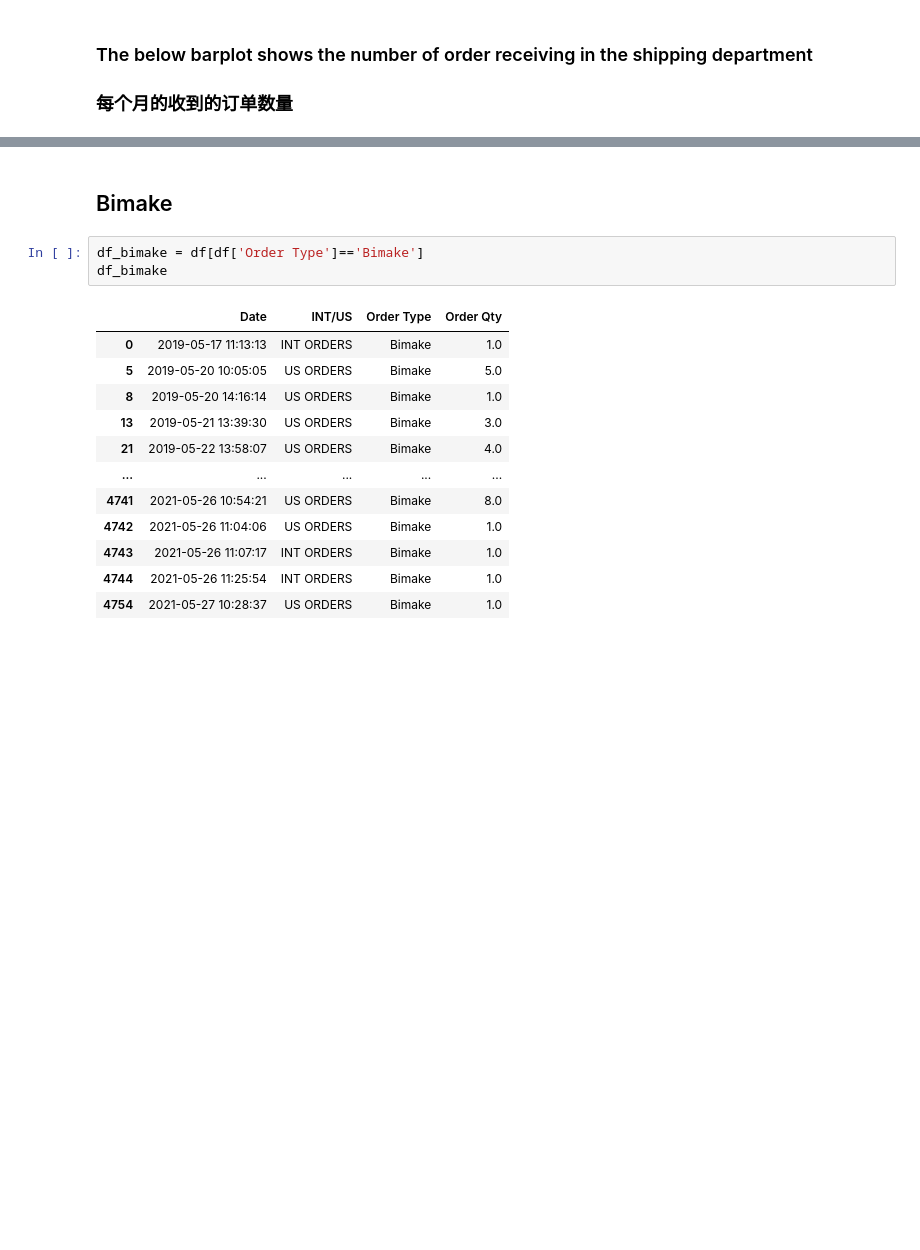
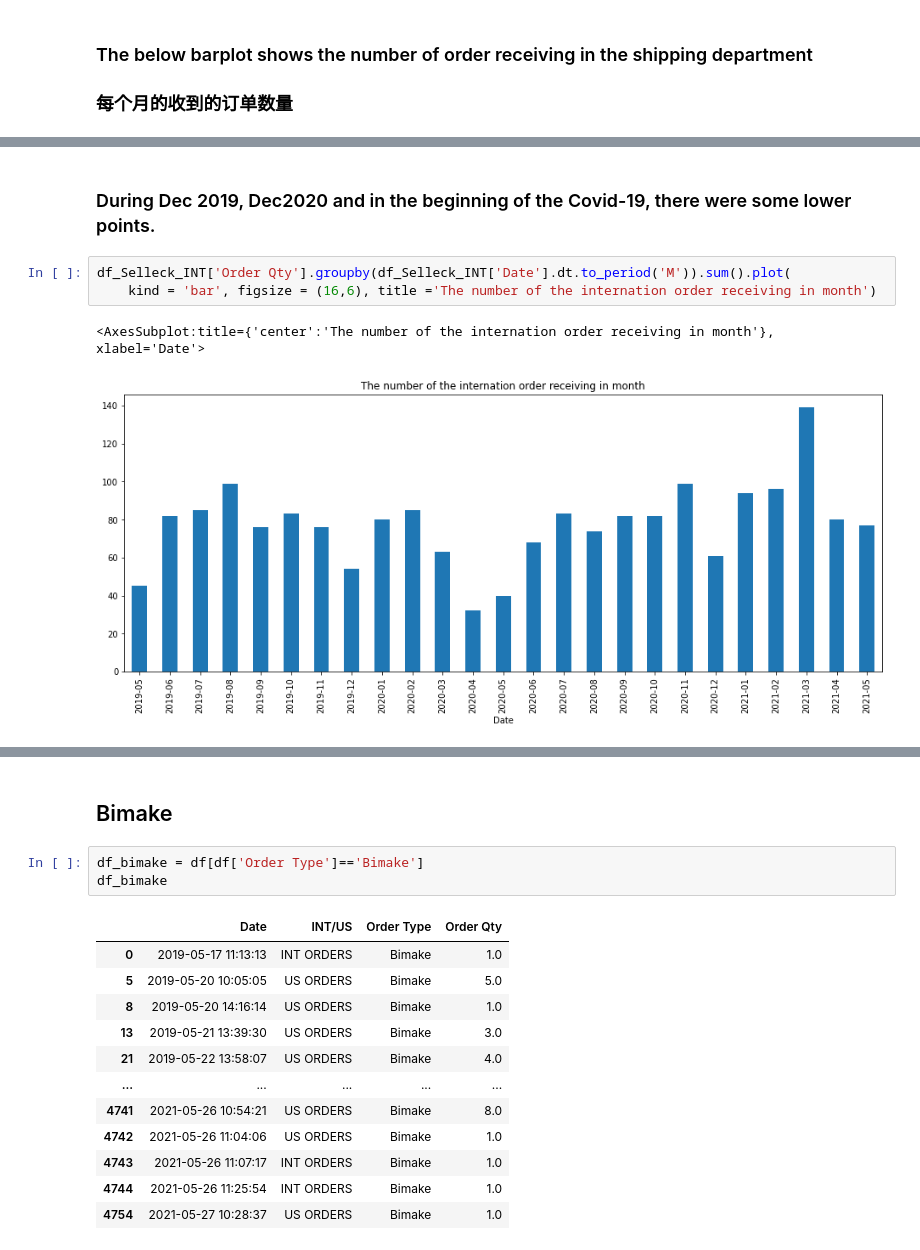
Before and after one commit to rhodapang/Python-for-data-analysis, a Jupyter notebook: Log Analysis for Shipping Department.ipynb, the cells around one changed output, grey strips where cells are left out. Drawn from its saved outputs; the diff is of its cells as text; blank space fills up the shorter version.

```diff
--- a/Log Analysis for Shipping Department.ipynb
+++ b/Log Analysis for Shipping Department.ipynb
@@ -116,0 +149,8 @@ df['Order Qty'].groupby(df['Date'].dt.to_period('M')).sum().plot(kind='bar',figs
+# %% [markdown]
+### During Dec 2019, Dec2020 and in the beginning of the Covid-19, there were some lower points.
+# %%
+df_Selleck_INT['Order Qty'].groupby(df_Selleck_INT['Date'].dt.to_period('M')).sum().plot(
+    kind = 'bar', figsize = (16,6), title ='The number of the internation order receiving in month')
+# %% [output]
+<AxesSubplot:title={'center':'The number of the internation order receiving in month'}, xlabel='Date'>
+[figure, added]
```
Also changed, not shown: parts of 8 cells of this notebook.
